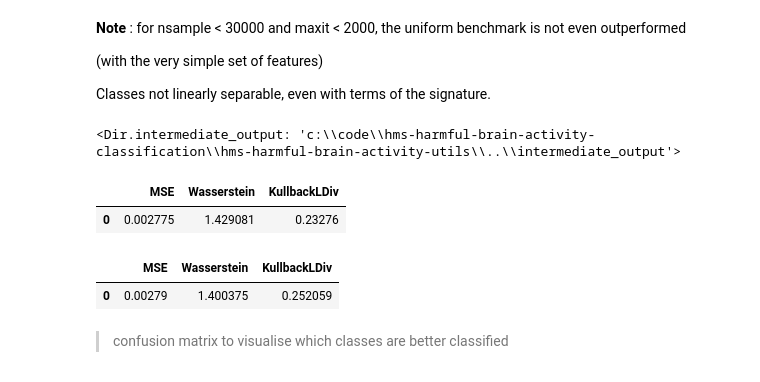
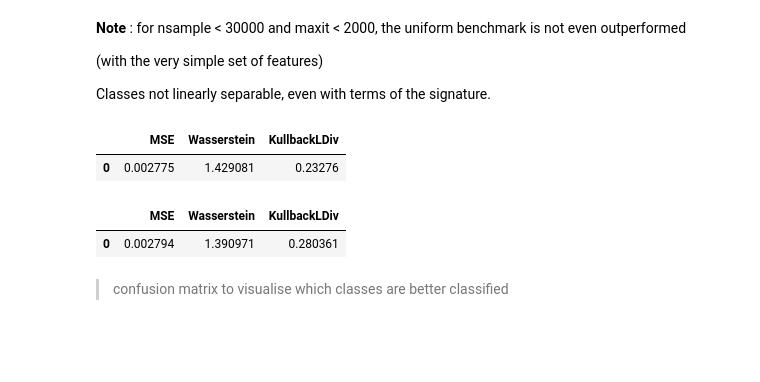
Before and after one commit to chataignault/hms-harmful-brain-activity-utils, a Jupyter notebook: logistic_regression_CV_regularised.ipynb, the cells around one changed output. Drawn from its saved outputs; the diff is of its cells as text; code cells hidden in the pictures; blank space fills up the shorter version.

```diff
--- a/logistic_regression_CV_regularised.ipynb
+++ b/logistic_regression_CV_regularised.ipynb
@@ -197,7 +198,7 @@ Len :  2136
 # parameters
 max_nsample = 1000 if KAGGLE else 10000
 max_it = 1200
-cs = 0.05
+cs = 0.08
 
 eeg_chain_train = lambda sample: (
     EegChain()
@@ -210,7 +211,7 @@ eeg_chain_train = lambda sample: (
         cols=["Fp1", "EKG", "F7", "T3", "O2"],
         depth=3,
         index=[i for i in range(ChainBuilder.n_sig_coordinates(5, 3))],
-        parameterise=True,
+        time_augment=True,
     )
     .result()
 )
@@ -366,3 +362,6 @@ validation_meta_clean = validation_meta.loc[mask]
+# %%
+# in case we want to get rid of outliars ?
+validation_meta_clean = validation_meta
 # %%
 if not KAGGLE:
     feature_generator = FeatureGenerator(
@@ -384,10 +383,6 @@ for nsample < 30000 and maxit < 2000, the uniform benchmark is not even outperfo
 (with the very simple set of features)
 
 Classes not linearly separable, even with terms of the signature.
-# %%
-Dir.intermediate_output
-# %% [output]
-<Dir.intermediate_output: 'c:\\code\\hms-harmful-brain-activity-classification\\hms-harmful-brain-activity-utils\\..\\intermediate_output'>
 # %%
 if not KAGGLE:
     target_probas = validation_meta_clean[VOTE_COLS]
@@ -397,9 +392,9 @@ score(predicted_probas_uniform, target_probas.values)
 |  | MSE | Wasserstein | KullbackLDiv |
 | 0 | 0.002775 | 1.429081 | 0.23276 |
 # %%
-score(predicted_probas, target_probas.loc[mask].values)
+score(predicted_probas, target_probas.values)
 # %% [output]
 |  | MSE | Wasserstein | KullbackLDiv |
-| 0 | 0.00279 | 1.400375 | 0.252059 |
+| 0 | 0.002794 | 1.390971 | 0.280361 |
 # %% [markdown]
 > confusion matrix to visualise which classes are better classified
```
Also changed, not shown: parts of 13 cells of this notebook, 7 other files.
